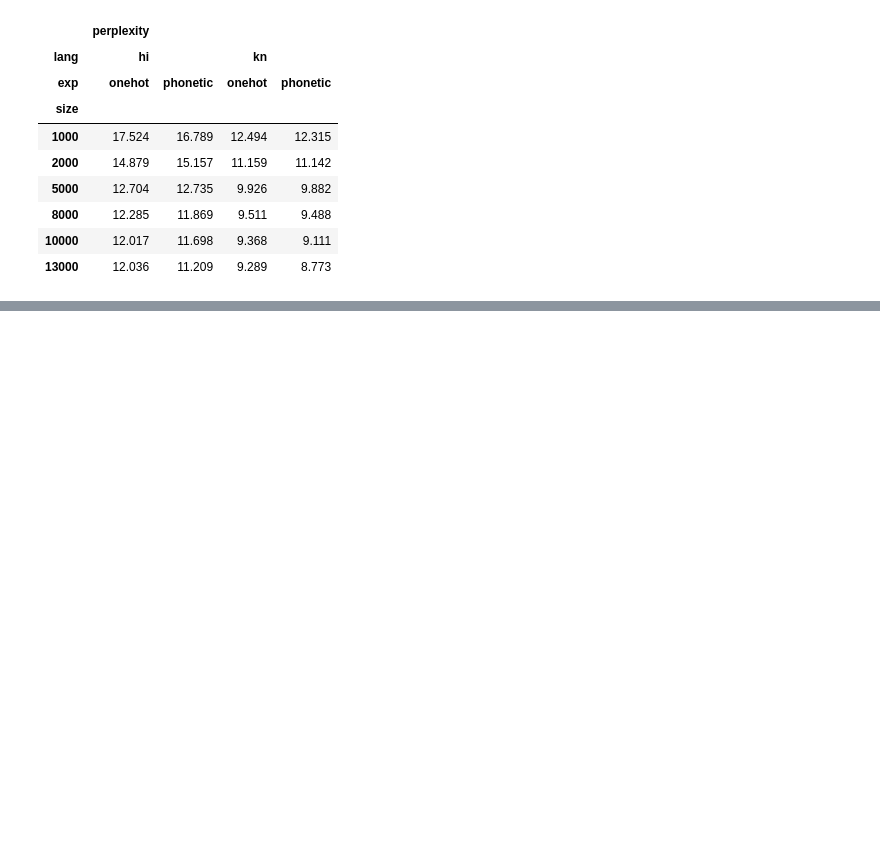
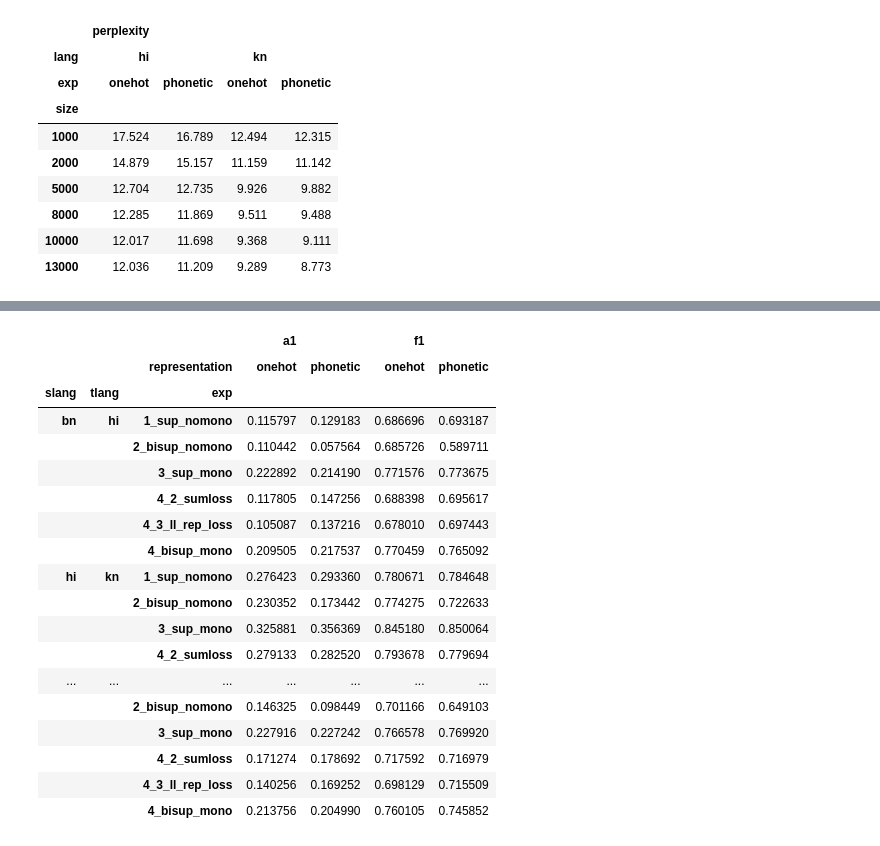
Before and after one commit to anoopkunchukuttan/mlxlit, a Jupyter notebook: analysis/analysis.ipynb, the cells around one changed output, grey strips where cells are left out. Drawn from its saved outputs; the diff is of its cells as text; code cells hidden in the pictures; blank space fills up the shorter version.

```diff
--- a/analysis/analysis.ipynb
+++ b/analysis/analysis.ipynb
@@ -89,0 +115,24 @@ lm_results[lm_results['set']=='news12'].pivot_table(index=['size'],columns=['lan
+# %%
+z=supxlit_rtable[~supxlit_rtable.exp.isin(['4_2_sumloss_again2','4_2_sumloss_again3','4_2_sumloss_again4','2_bisup_nomono_again','1_newrep'])]
+z1=z.pivot_table(index=['slang','tlang','exp'],columns=['representation'],values=['a1','f1'])
+z1
+# %% [output]
+|  |  |  | a1 |  | f1 |  |
+|  |  | representation | onehot | phonetic | onehot | phonetic |
+| slang | tlang | exp |  |  |  |  |
+| bn | hi | 1_sup_nomono | 0.115797 | 0.129183 | 0.686696 | 0.693187 |
+|  |  | 2_bisup_nomono | 0.110442 | 0.057564 | 0.685726 | 0.589711 |
+|  |  | 3_sup_mono | 0.222892 | 0.214190 | 0.771576 | 0.773675 |
+|  |  | 4_2_sumloss | 0.117805 | 0.147256 | 0.688398 | 0.695617 |
+|  |  | 4_3_ll_rep_loss | 0.105087 | 0.137216 | 0.678010 | 0.697443 |
+|  |  | 4_bisup_mono | 0.209505 | 0.217537 | 0.770459 | 0.765092 |
+| hi | kn | 1_sup_nomono | 0.276423 | 0.293360 | 0.780671 | 0.784648 |
+|  |  | 2_bisup_nomono | 0.230352 | 0.173442 | 0.774275 | 0.722633 |
+|  |  | 3_sup_mono | 0.325881 | 0.356369 | 0.845180 | 0.850064 |
+|  |  | 4_2_sumloss | 0.279133 | 0.282520 | 0.793678 | 0.779694 |
+| ... | ... | ... | ... | ... | ... | ... |
+|  |  | 2_bisup_nomono | 0.146325 | 0.098449 | 0.701166 | 0.649103 |
+|  |  | 3_sup_mono | 0.227916 | 0.227242 | 0.766578 | 0.769920 |
+|  |  | 4_2_sumloss | 0.171274 | 0.178692 | 0.717592 | 0.716979 |
+|  |  | 4_3_ll_rep_loss | 0.140256 | 0.169252 | 0.698129 | 0.715509 |
+|  |  | 4_bisup_mono | 0.213756 | 0.204990 | 0.760105 | 0.745852 |
```
Also changed, not shown: parts of 4 cells of this notebook, 1 other file.
